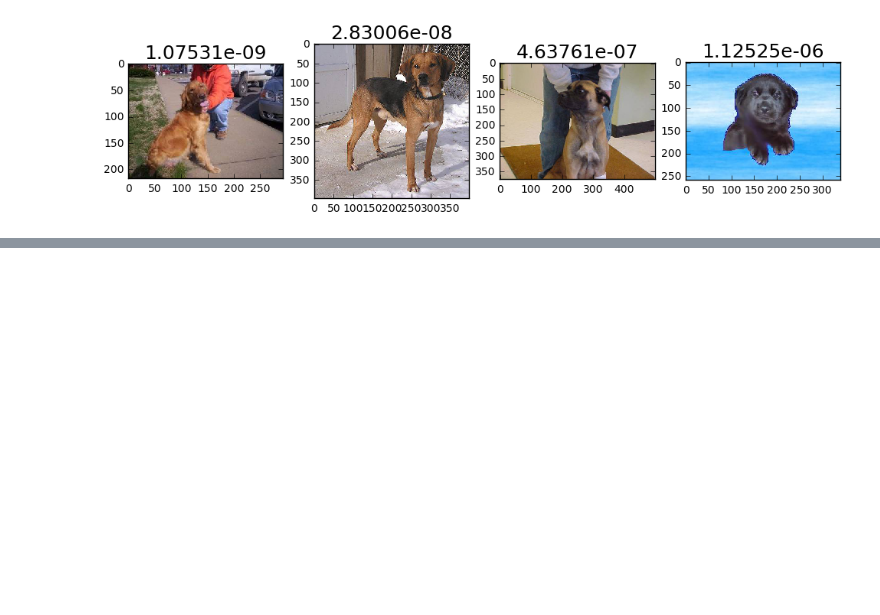
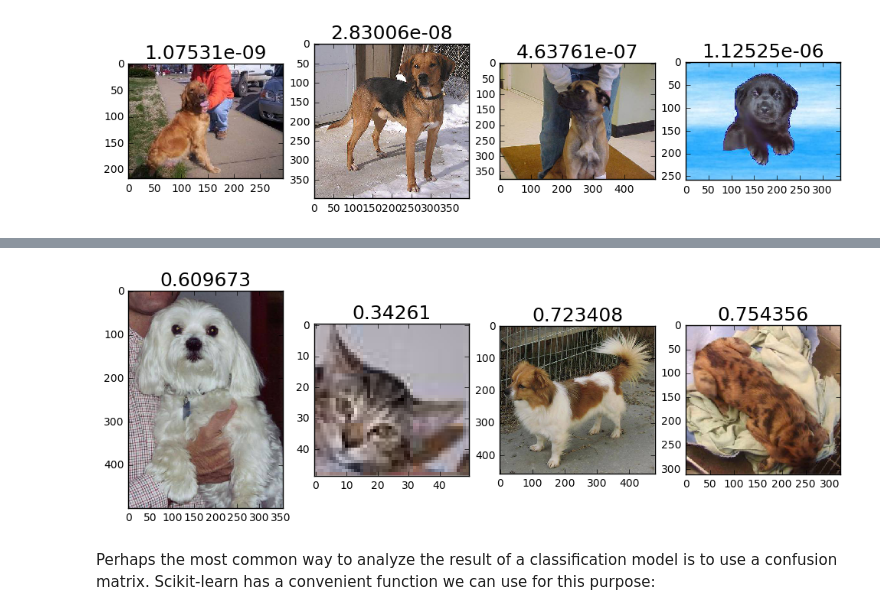
Before and after one commit to asunar/courses, a Jupyter notebook: deeplearning1/nbs/lesson1/redux.ipynb, the cells around one changed output, grey strips where cells are left out. Cells and saved outputs as stored; diff of their text form; code cells hidden in the pictures; blank space fills up the shorter version.

```diff
--- a/deeplearning1/nbs/lesson1/redux.ipynb
+++ b/deeplearning1/nbs/lesson1/redux.ipynb
@@ -384,0 +396,8 @@ if len(incorrect_cats):
+# %%
+#5. The most uncertain labels (ie those with probability closest to 0.5).
+most_uncertain = np.argsort(np.abs(our_predictions-0.5))
+plots_idx(most_uncertain[:n_view], our_predictions[most_uncertain])
+# %% [output]
+[figure, added]
+# %% [markdown]
+Perhaps the most common way to analyze the result of a classification model is to use a confusion matrix. Scikit-learn has a convenient function we can use for this purpose:
```
Also changed, not shown: parts of 8 cells of this notebook.
